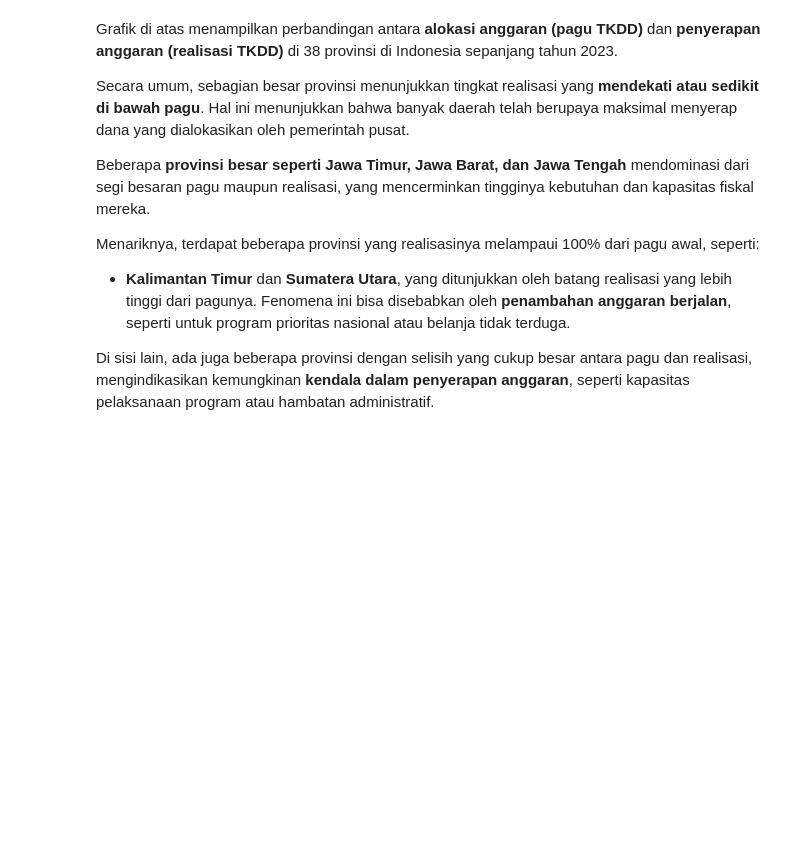
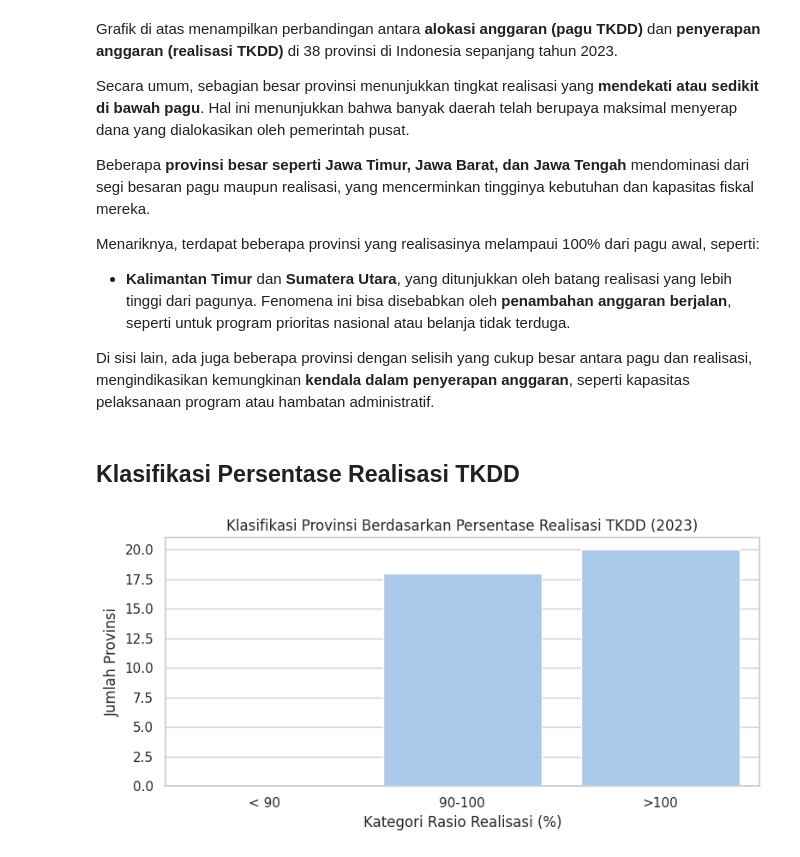
Before and after one commit to badzlan/techfest-elims, a Jupyter notebook: EDA_tipiel_IPB.ipynb, the cells around one changed output. Saved outputs shown, nothing was run; the diff lists cells and outputs as text; code cells hidden in the pictures; blank space fills up the shorter version.

Commit message:
add "Klasifikasi Persentase Realisasi TKDD"

```diff
--- a/EDA_tipiel_IPB.ipynb
+++ b/EDA_tipiel_IPB.ipynb
@@ -418,3 +418,18 @@ Menariknya, terdapat beberapa provinsi yang realisasinya melampaui 100% dari pag
 - **Kalimantan Timur** dan **Sumatera Utara**, yang ditunjukkan oleh batang realisasi yang lebih tinggi dari pagunya. Fenomena ini bisa disebabkan oleh **penambahan anggaran berjalan**, seperti untuk program prioritas nasional atau belanja tidak terduga.
 
 Di sisi lain, ada juga beberapa provinsi dengan selisih yang cukup besar antara pagu dan realisasi, mengindikasikan kemungkinan **kendala dalam penyerapan anggaran**, seperti kapasitas pelaksanaan program atau hambatan administratif.
+# %% [markdown]
+## Klasifikasi Persentase Realisasi TKDD
+# %%
+plt.figure(figsize=(8, 4))
+sns.set_palette("pastel")
+
+sns.countplot(data=df, x='kategori_realisasi_%', order=['< 90', '90-100', '>100'])
+
+plt.title('Klasifikasi Provinsi Berdasarkan Persentase Realisasi TKDD (2023)')
+plt.xlabel('Kategori Rasio Realisasi (%)')
+plt.ylabel('Jumlah Provinsi')
+plt.tight_layout()
+plt.show()
+# %% [output]
+[figure, added]
```
Also changed, not shown: parts of 5 cells of this notebook.
